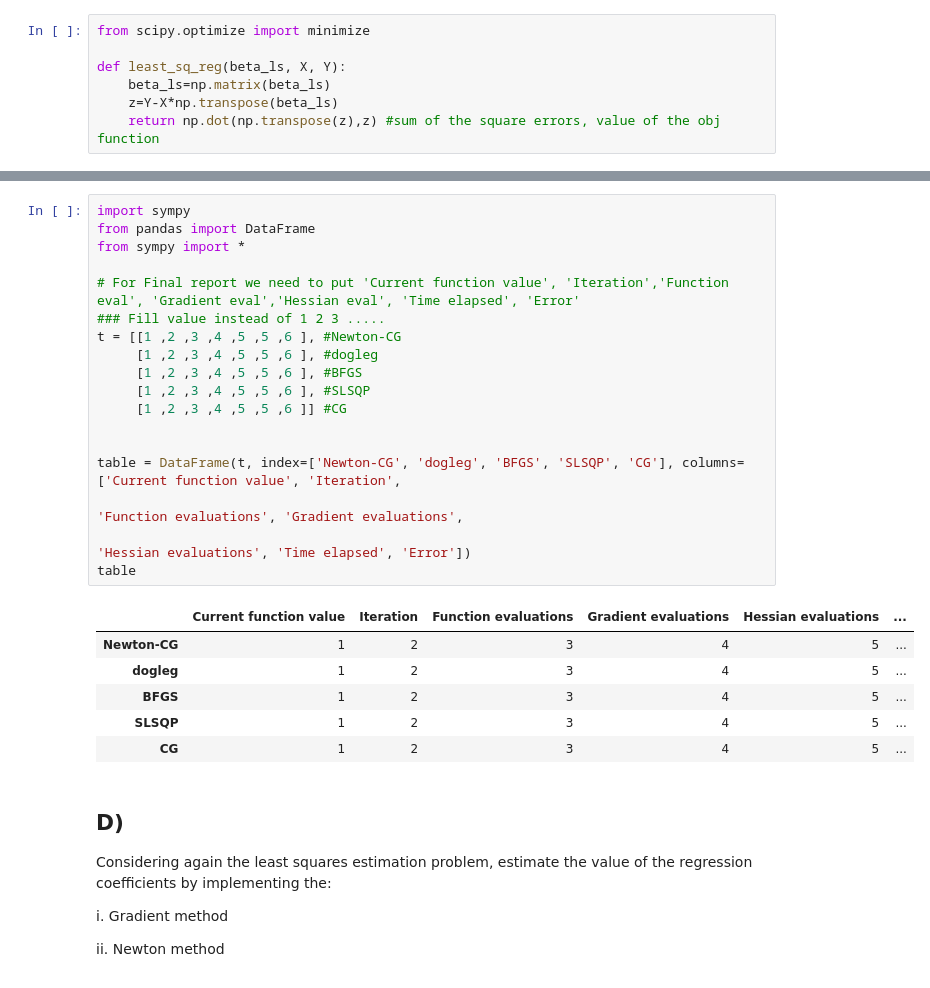
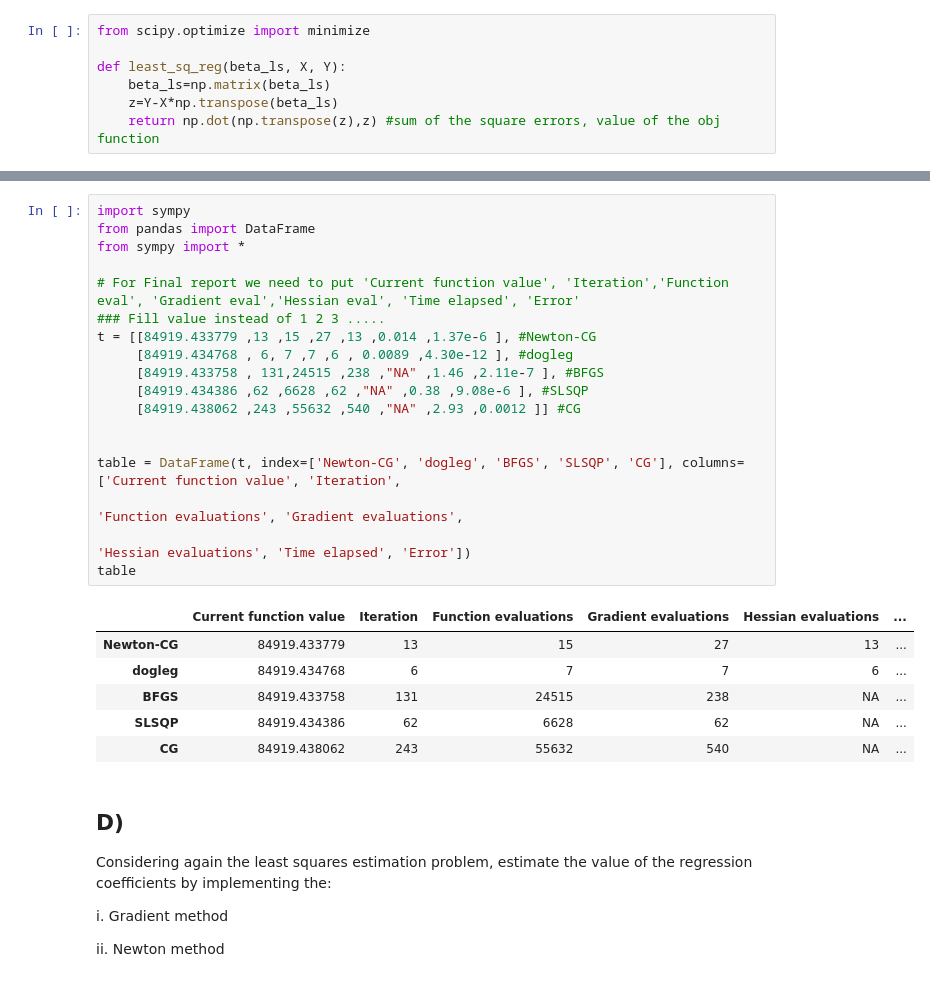
Before and after one commit to P-Mercator/Optimization_for_large-scale_data, a Jupyter notebook: 3rd Assignment.ipynb, the cells around one changed output, grey strips where cells are left out. Saved outputs shown, nothing was run; the diff lists cells and outputs as text.

```diff
--- a/3rd Assignment.ipynb
+++ b/3rd Assignment.ipynb
@@ -268,28 +268,28 @@ Warning: Desired error not necessarily achieved due to precision loss.
 # %%
 import sympy
 from pandas import DataFrame
 from sympy import *
 
 # For Final report we need to put 'Current function value', 'Iteration','Function eval', 'Gradient eval','Hessian eval', 'Time elapsed', 'Error'
 ### Fill value instead of 1 2 3 .....
-t = [[1 ,2 ,3 ,4 ,5 ,5 ,6 ], #Newton-CG
-     [1 ,2 ,3 ,4 ,5 ,5 ,6 ], #dogleg
-     [1 ,2 ,3 ,4 ,5 ,5 ,6 ], #BFGS
-     [1 ,2 ,3 ,4 ,5 ,5 ,6 ], #SLSQP
-     [1 ,2 ,3 ,4 ,5 ,5 ,6 ]] #CG
+t = [[84919.433779 ,13 ,15 ,27 ,13 ,0.014 ,1.37e-6 ], #Newton-CG
+     [84919.434768 , 6, 7 ,7 ,6 , 0.0089 ,4.30e-12 ], #dogleg
+     [84919.433758 , 131,24515 ,238 ,"NA" ,1.46 ,2.11e-7 ], #BFGS
+     [84919.434386 ,62 ,6628 ,62 ,"NA" ,0.38 ,9.08e-6 ], #SLSQP
+     [84919.438062 ,243 ,55632 ,540 ,"NA" ,2.93 ,0.0012 ]] #CG
 
 
 table = DataFrame(t, index=['Newton-CG', 'dogleg', 'BFGS', 'SLSQP', 'CG'], columns=['Current function value', 'Iteration',
                                                                                     'Function evaluations', 'Gradient evaluations',
                                                                                     'Hessian evaluations', 'Time elapsed', 'Error'])
 table
 # %% [output]
 |  | Current function value | Iteration | Function evaluations | Gradient evaluations | Hessian evaluations | ... |
-| Newton-CG | 1 | 2 | 3 | 4 | 5 | ... |
-| dogleg | 1 | 2 | 3 | 4 | 5 | ... |
-| BFGS | 1 | 2 | 3 | 4 | 5 | ... |
-| SLSQP | 1 | 2 | 3 | 4 | 5 | ... |
-| CG | 1 | 2 | 3 | 4 | 5 | ... |
+| Newton-CG | 84919.433779 | 13 | 15 | 27 | 13 | ... |
+| dogleg | 84919.434768 | 6 | 7 | 7 | 6 | ... |
+| BFGS | 84919.433758 | 131 | 24515 | 238 | NA | ... |
+| SLSQP | 84919.434386 | 62 | 6628 | 62 | NA | ... |
+| CG | 84919.438062 | 243 | 55632 | 540 | NA | ... |
 # %% [markdown]
 ## D)
 Considering again the least squares estimation problem, estimate the value of the regression coefficients
```
Also changed, not shown: parts of 4 cells of this notebook, 1 other file.
